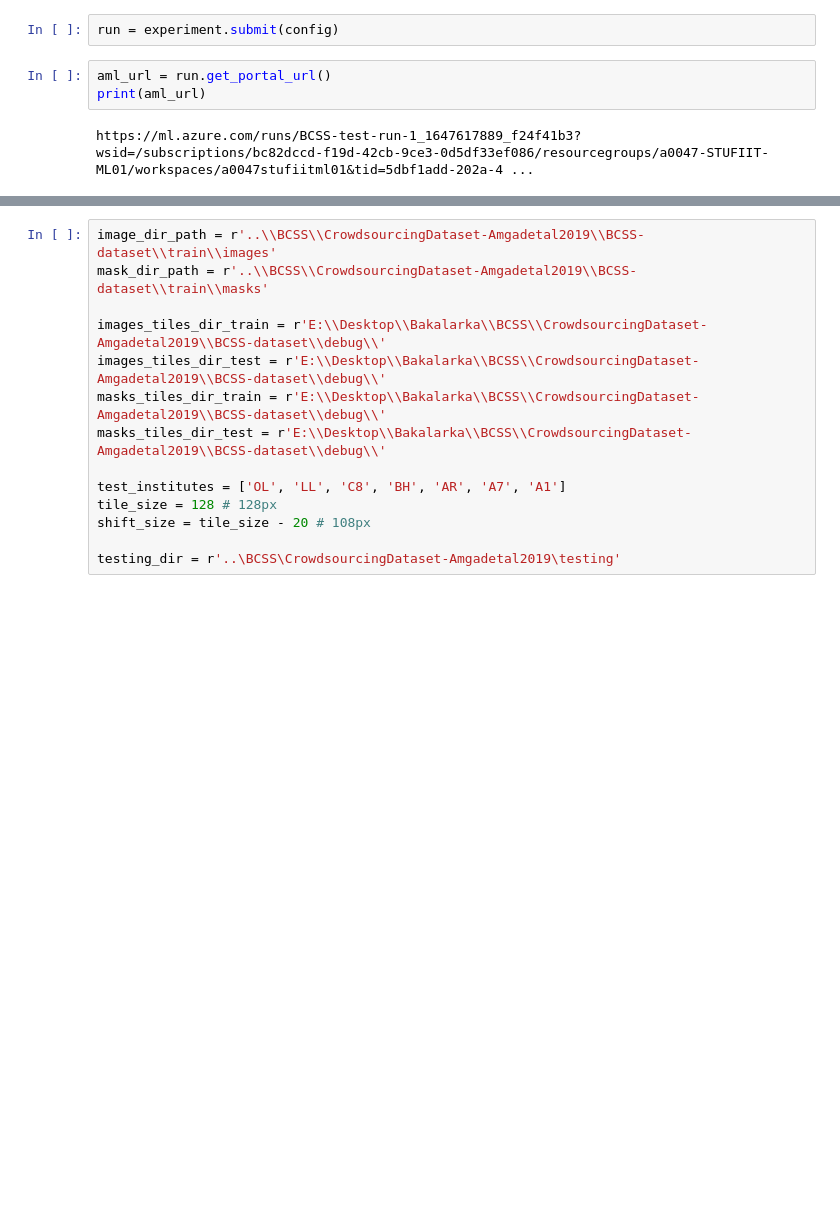
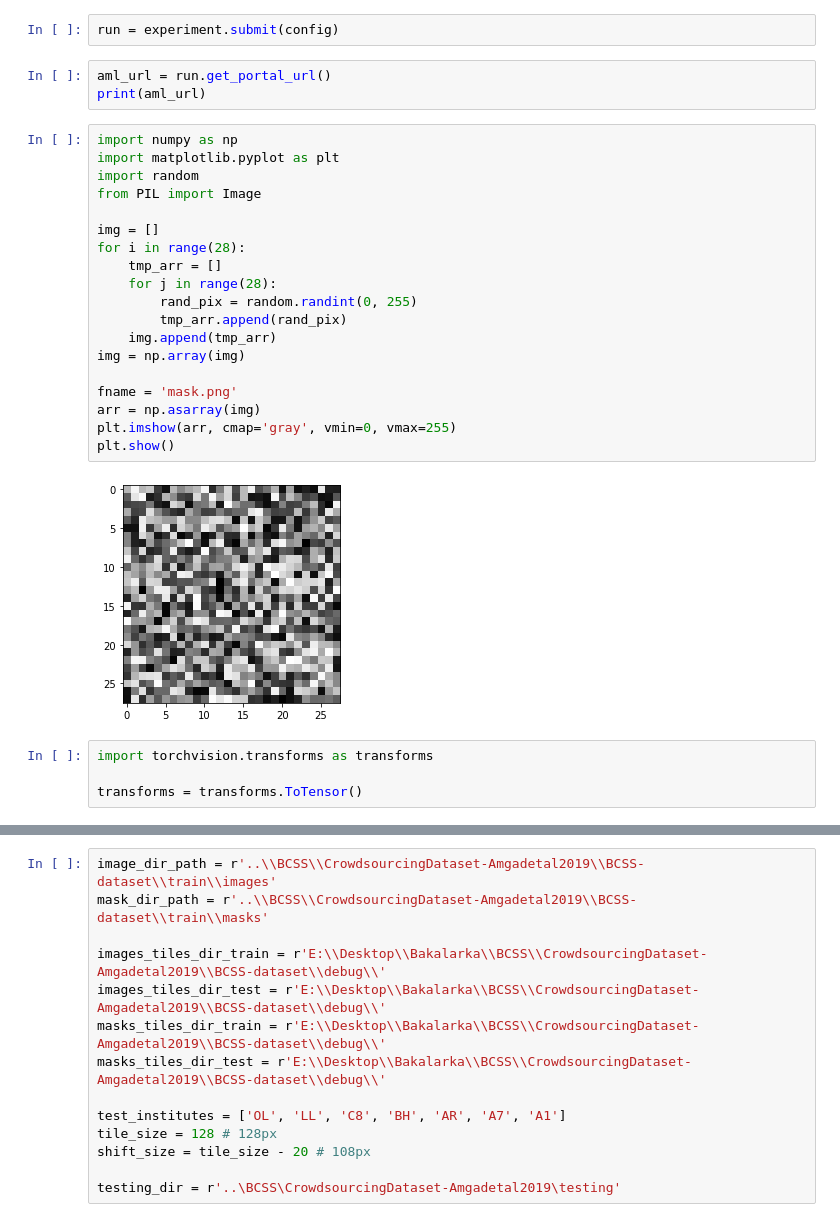
Before and after one commit to SlimCoF/BP_2, a Jupyter notebook: scripts/BCSS-main.ipynb, the cells around one changed output, grey strips where cells are left out. Drawn from its saved outputs; the diff is of its cells as text; blank space fills up the shorter version.

```diff
--- a/scripts/BCSS-main.ipynb
+++ b/scripts/BCSS-main.ipynb
@@ -91,8 +69,31 @@ env.register(workspace=ws)
 config.run_config.environment = env
 # %%
 run = experiment.submit(config)
-# %%
-aml_url = run.get_portal_url()
-print(aml_url)
-# %% [output]
-https://ml.azure.com/runs/BCSS-test-run-1_1647617889_f24f41b3?wsid=/subscriptions/bc82dccd-f19d-42cb-9ce3-0d5df33ef086/resourcegroups/a0047-STUFIIT-ML01/workspaces/a0047stufiitml01&tid=5dbf1add-202a-4 ...
+# %%
+aml_url = run.get_portal_url()
+print(aml_url)
+# %%
+import numpy as np
+import matplotlib.pyplot as plt
+import random
+from PIL import Image
+
+img = []
+for i in range(28):
+    tmp_arr = []
+    for j in range(28):
+        rand_pix = random.randint(0, 255)
+        tmp_arr.append(rand_pix)
+    img.append(tmp_arr)
+img = np.array(img)
+
+fname = 'mask.png'
+arr = np.asarray(img)
+plt.imshow(arr, cmap='gray', vmin=0, vmax=255)
+plt.show()
+# %% [output]
+[figure, added]
+# %%
+import torchvision.transforms as transforms
+
+transforms = transforms.ToTensor()
```
Also changed, not shown: parts of 9 cells of this notebook, 6 other files.
